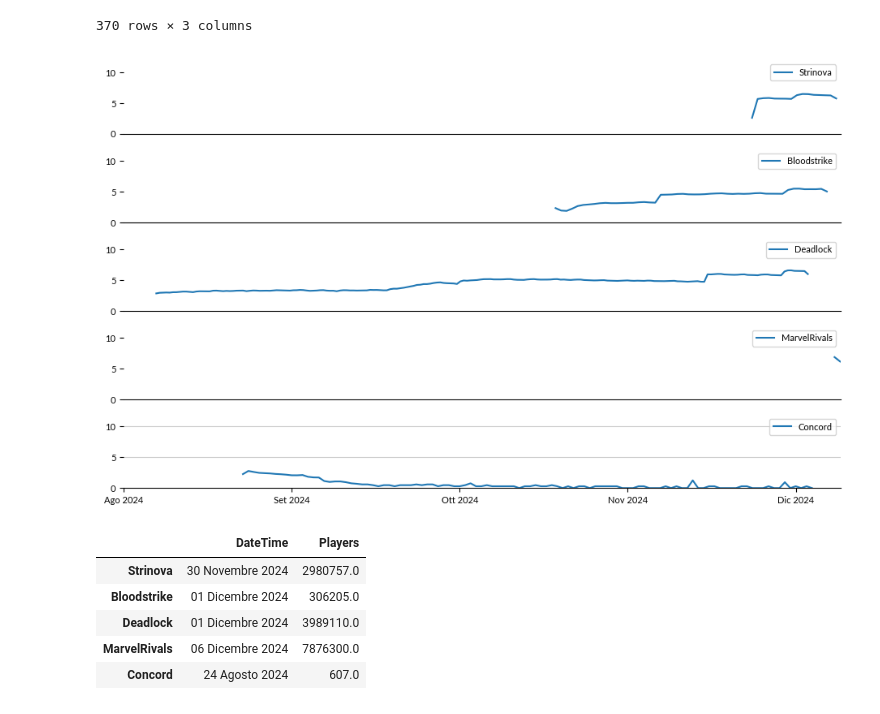
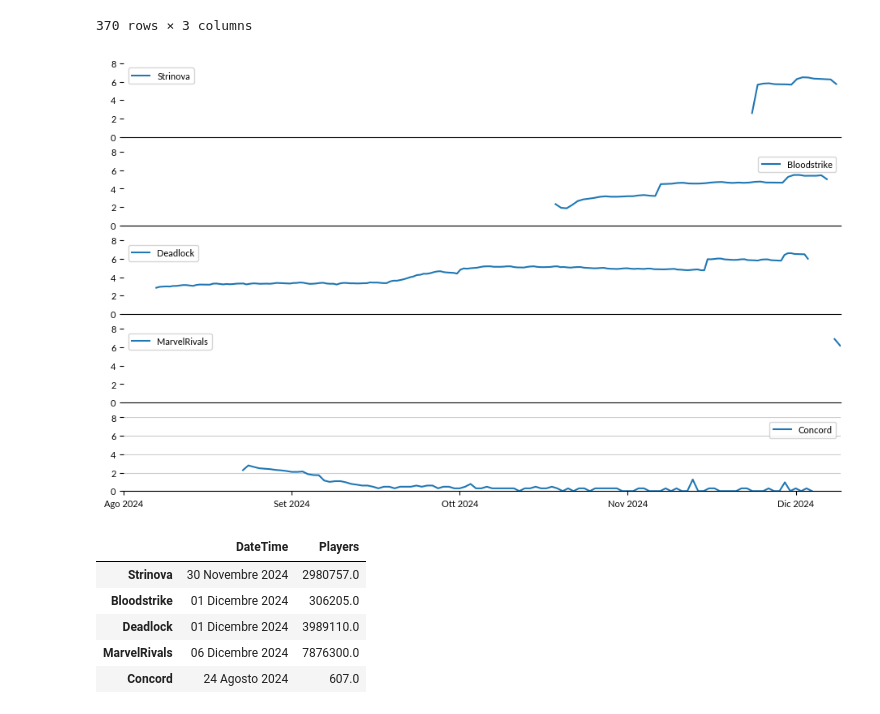
Before and after one commit to demic-dev/vs-project, a Jupyter notebook: charts.ipynb, the cells around one changed output. Cells and saved outputs as stored; diff of their text form; code cells hidden in the pictures.

```diff
--- a/charts.ipynb
+++ b/charts.ipynb
@@ -449,35 +449,35 @@ x_ticks = np.arange(date(2024,8,1), datetime.today(), timedelta(days=31)).astype
 ath_players = {}
 
 for i, game in enumerate(games):
     selected_game = active_players.query(f'game == "{game}"')
 
     ath_players[game] = selected_game.loc[selected_game['Players'].idxmax()]
 
     ax[i].plot(selected_game['DateTime'], selected_game['scaled_players'], label=game)
     ax[i].set_xticks(x_ticks)
-    ax[i].set_ylim(0,12)
+    ax[i].set_ylim(0,8)
 
     rect = ax[i].patch
     rect.set_alpha(0)
 
     if i == len(games)-1:
         new_dates = [mdates.num2date(x).strftime('%b %Y') for x in ax[i].get_xticks()]
         ax[i].set_xticklabels(new_dates)
         ax[i].yaxis.grid(color='#cccccc')
     else:
         ax[i].set_xticks([])
 
     ax[i].legend()
 
     spines = ["top","right","left"]
     for s in spines:
         ax[i].spines[s].set_visible(False)
 
 
 # plt.show()
 plt.savefig(build_chart_path("active_players_pvp_logscaled"), format="svg")
 # %% [output]
-[figure, old version]
+[figure, new version]
 # %%
 ath_df = pd.DataFrame.from_dict(ath_players, orient='index',
                        columns=['DateTime', 'Players', 'game', 'scaled_players', 'relative_change'])
```
Also changed, not shown: 3 other files.
